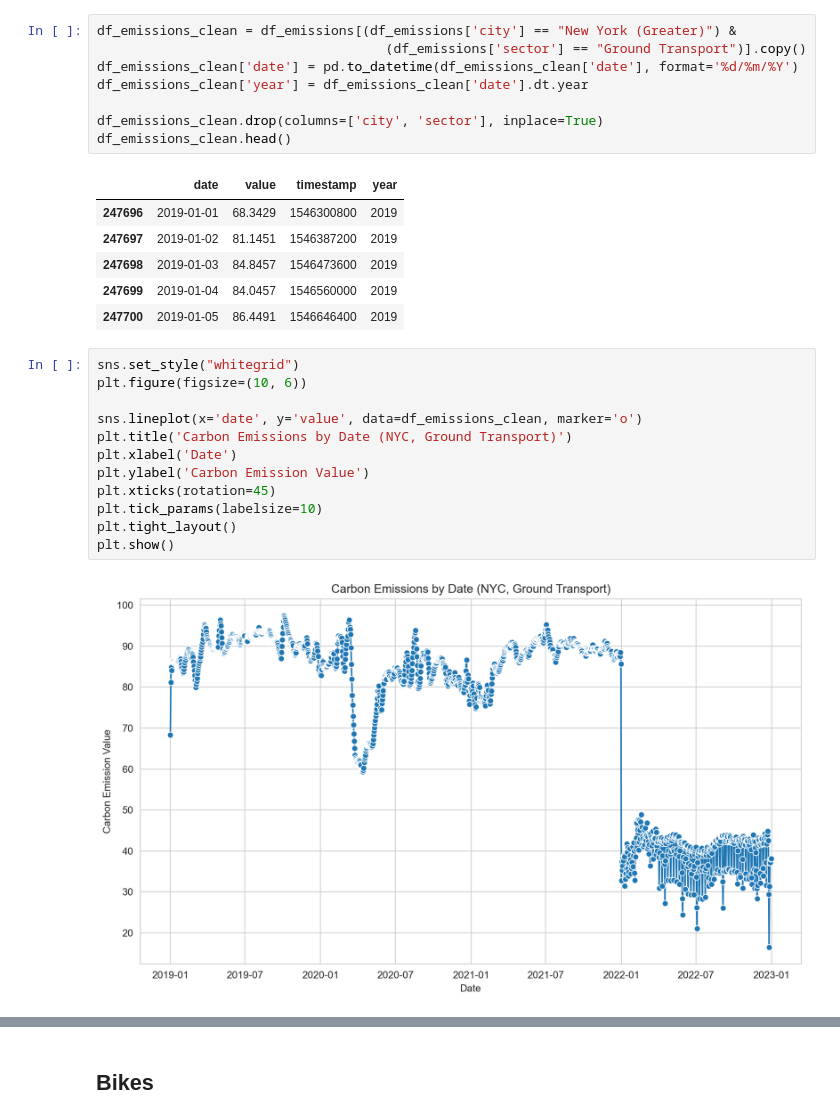
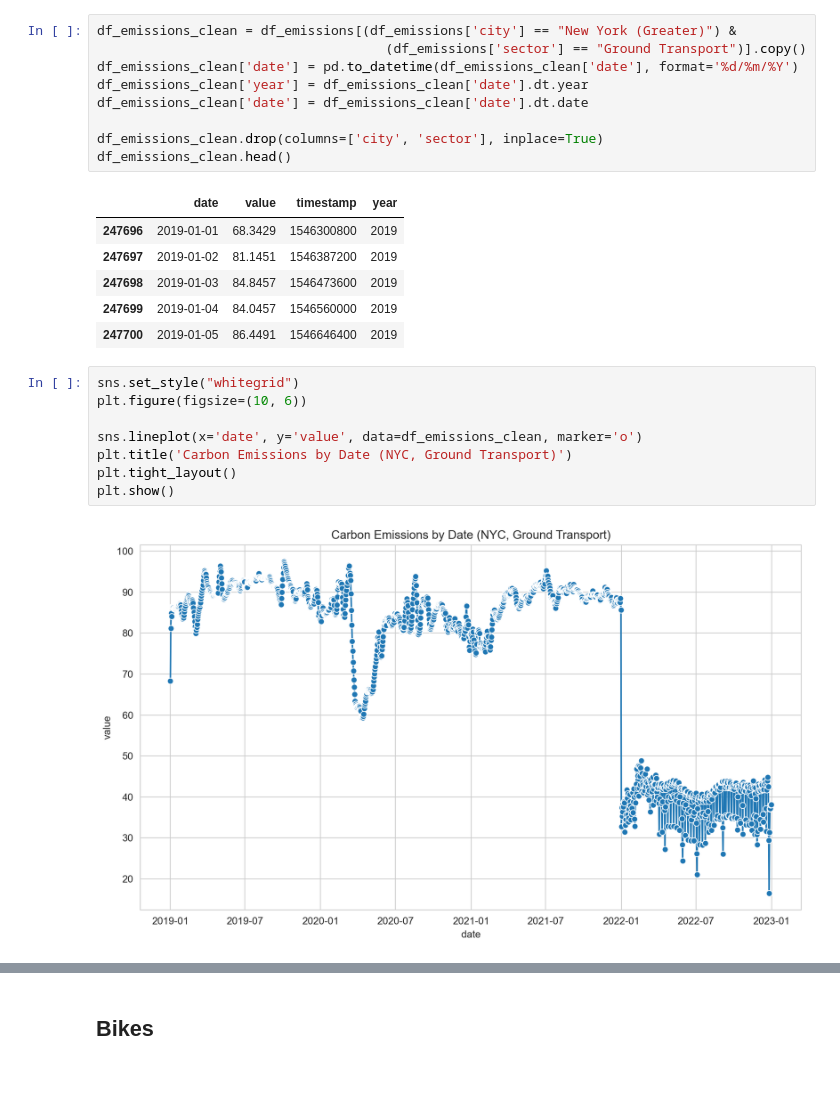
Before and after one commit to nallen19/DSandML, a Jupyter notebook: Project/Project.ipynb, the cells around one changed output, grey strips where cells are left out. Drawn from its saved outputs; the diff is of its cells as text; blank space fills up the shorter version.

```diff
--- a/Project/Project.ipynb
+++ b/Project/Project.ipynb
@@ -37,6 +38,7 @@ df_emissions_clean = df_emissions[(df_emissions['city'] == "New York (Greater)")
                                      (df_emissions['sector'] == "Ground Transport")].copy()
 df_emissions_clean['date'] = pd.to_datetime(df_emissions_clean['date'], format='%d/%m/%Y')
 df_emissions_clean['year'] = df_emissions_clean['date'].dt.year
+df_emissions_clean['date'] = df_emissions_clean['date'].dt.date
 
 df_emissions_clean.drop(columns=['city', 'sector'], inplace=True)
 df_emissions_clean.head()
@@ -50,17 +52,13 @@ df_emissions_clean.head()
 # %%
 sns.set_style("whitegrid")
 plt.figure(figsize=(10, 6))
 
 sns.lineplot(x='date', y='value', data=df_emissions_clean, marker='o')
 plt.title('Carbon Emissions by Date (NYC, Ground Transport)')
-plt.xlabel('Date')
-plt.ylabel('Carbon Emission Value')
-plt.xticks(rotation=45)
-plt.tick_params(labelsize=10)
 plt.tight_layout()
 plt.show()
 # %% [output]
-[figure, old version]
+[figure, new version]
 # %%
 df_emissions_clean = df_emissions_clean[df_emissions_clean['year'] != 2022]
 sns.lineplot(x='date', y='value', data=df_emissions_clean, marker='o')
```
Also changed, not shown: parts of 20 cells of this notebook.
